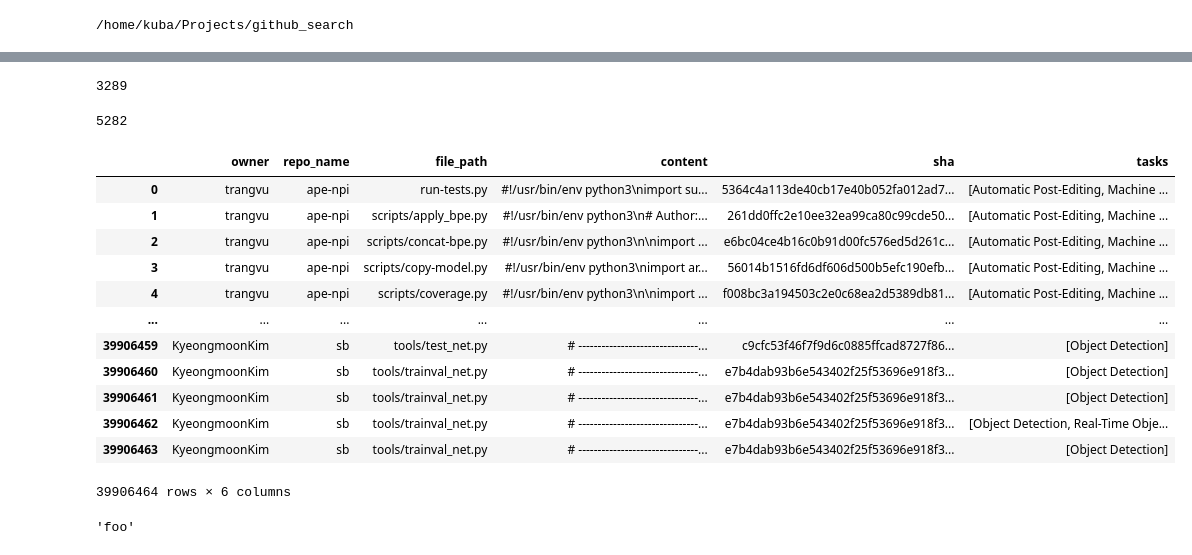
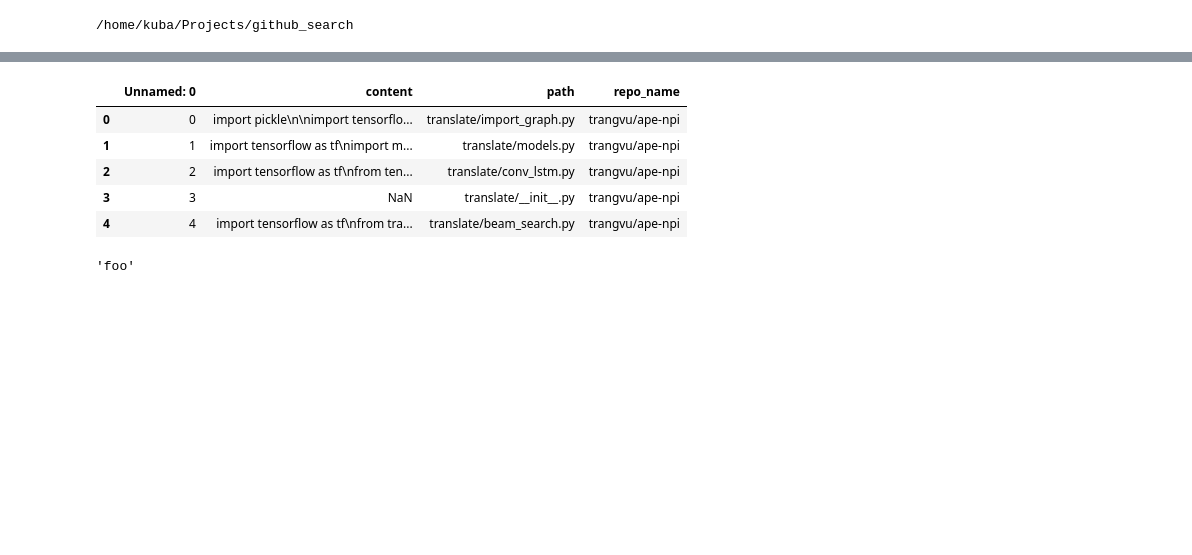
Before and after one commit to lambdaofgod/github_search, a Jupyter notebook: notebooks/Python_Function_Call_Graph.ipynb, the cells around one changed output, grey strips where cells are left out. Drawn from its saved outputs; the diff is of its cells as text; code cells hidden in the pictures; blank space fills up the shorter version.

Commit message:
updated notebooks for data

```diff
--- a/notebooks/Python_Function_Call_Graph.ipynb
+++ b/notebooks/Python_Function_Call_Graph.ipynb
@@ -30,5 +30,5 @@ import pickle
 # %% [output]
 /home/kuba/Projects/github_search
 # %%
-python_files_df = pd.read_csv('data/python_files.csv')
+python_files_df = pd.read_csv('data/scraped_python_files.csv')
 # %%
@@ -80,29 +38,12 @@ paper_repos = papers_with_repo_df['repo'].str.split('/').apply(lambda x: x[1]).d
-# %%
-paper_repos.isin(python_files_df['repo_name']).sum()
-# %% [output]
-3289
-# %%
-python_files_df['repo_name'].unique().size
-# %% [output]
-5282
-# %%
-python_files_df = python_files_df.merge(papers_with_repo_df[['repo_name', 'tasks']], on=['repo_name'])
 # %%
-python_files_df
+python_files_df.head()
 # %% [output]
-|  | owner | repo_name | file_path | content | sha | tasks |
-| 0 | trangvu | ape-npi | run-tests.py | #!/usr/bin/env python3\nimport su... | 5364c4a113de40cb17e40b052fa012ad7... | [Automatic Post-Editing, Machine ... |
-| 1 | trangvu | ape-npi | scripts/apply_bpe.py | #!/usr/bin/env python3\n# Author:... | 261dd0ffc2e10ee32ea99ca80c99cde50... | [Automatic Post-Editing, Machine ... |
-| 2 | trangvu | ape-npi | scripts/concat-bpe.py | #!/usr/bin/env python3\n\nimport ... | e6bc04ce4b16c0b91d00fc576ed5d261c... | [Automatic Post-Editing, Machine ... |
-| 3 | trangvu | ape-npi | scripts/copy-model.py | #!/usr/bin/env python3\nimport ar... | 56014b1516fd6df606d500b5efc190efb... | [Automatic Post-Editing, Machine ... |
-| 4 | trangvu | ape-npi | scripts/coverage.py | #!/usr/bin/env python3\n\nimport ... | f008bc3a194503c2e0c68ea2d5389db81... | [Automatic Post-Editing, Machine ... |
-| ... | ... | ... | ... | ... | ... | ... |
-| 39906459 | KyeongmoonKim | sb | tools/test_net.py | # -------------------------------... | c9cfc53f46f7f9d6c0885ffcad8727f86... | [Object Detection] |
-| 39906460 | KyeongmoonKim | sb | tools/trainval_net.py | # -------------------------------... | e7b4dab93b6e543402f25f53696e918f3... | [Object Detection] |
-| 39906461 | KyeongmoonKim | sb | tools/trainval_net.py | # -------------------------------... | e7b4dab93b6e543402f25f53696e918f3... | [Object Detection] |
-| 39906462 | KyeongmoonKim | sb | tools/trainval_net.py | # -------------------------------... | e7b4dab93b6e543402f25f53696e918f3... | [Object Detection, Real-Time Obje... |
-| 39906463 | KyeongmoonKim | sb | tools/trainval_net.py | # -------------------------------... | e7b4dab93b6e543402f25f53696e918f3... | [Object Detection] |
+|  | Unnamed: 0 | content | path | repo_name |
+| 0 | 0 | import pickle\n\nimport tensorflo... | translate/import_graph.py | trangvu/ape-npi |
+| 1 | 1 | import tensorflow as tf\nimport m... | translate/models.py | trangvu/ape-npi |
+| 2 | 2 | import tensorflow as tf\nfrom ten... | translate/conv_lstm.py | trangvu/ape-npi |
+| 3 | 3 | NaN | translate/__init__.py | trangvu/ape-npi |
+| 4 | 4 | import tensorflow as tf\nfrom tra... | translate/beam_search.py | trangvu/ape-npi |
-39906464 rows × 6 columns
 # %%
 %load_ext autoreload
 # %%
```
Also changed, not shown: parts of 62 cells of this notebook, 1 other file.
